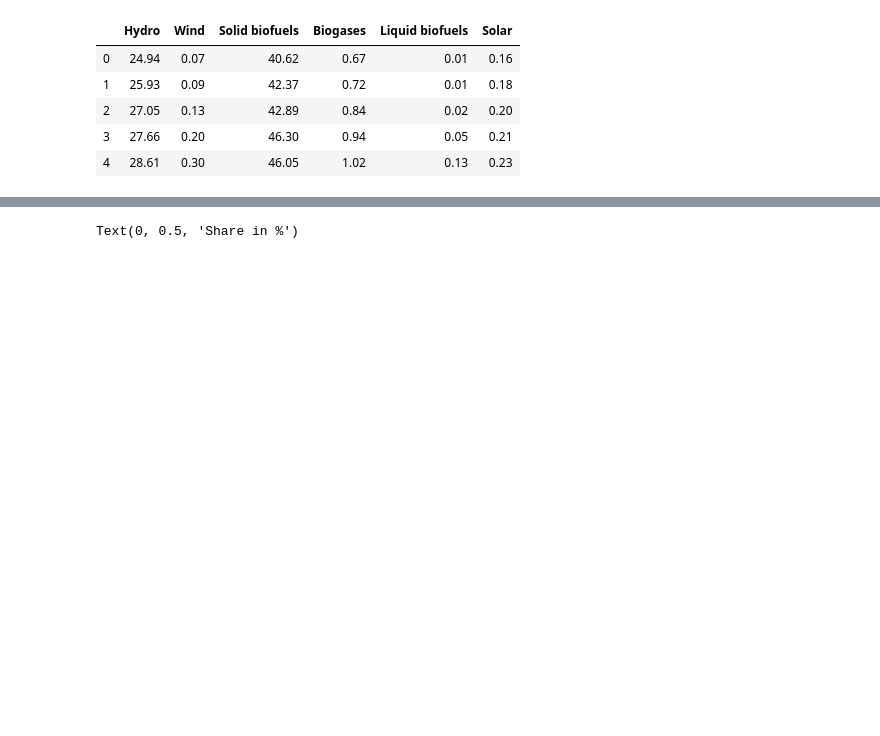
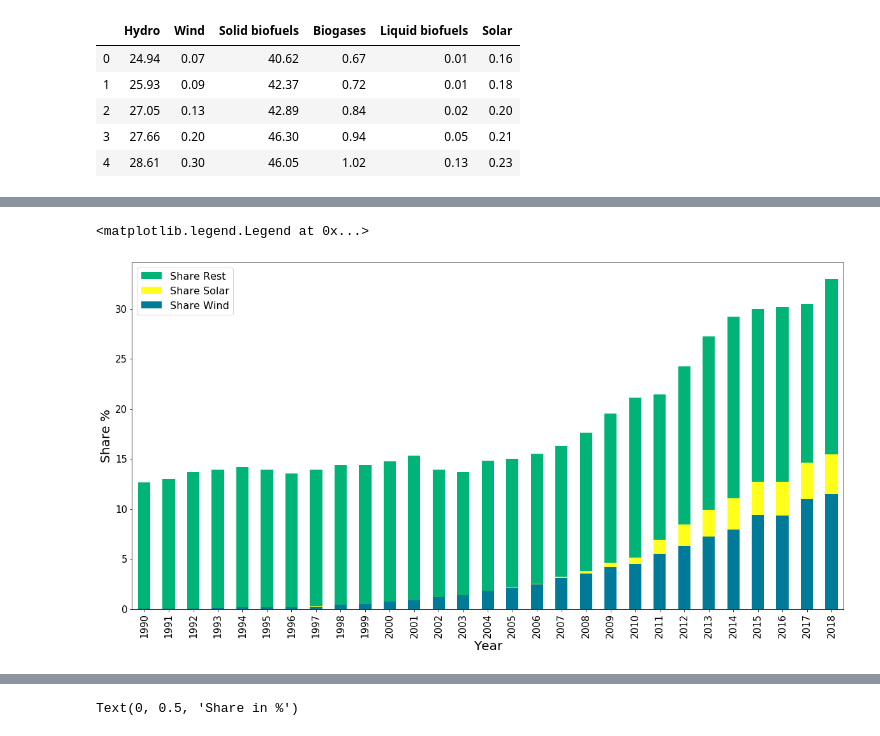
Before and after one commit to nlygar/renewable-energy-eu-statistics, a Jupyter notebook: Untitled1.ipynb, the cells around one changed output, grey strips where cells are left out. Saved outputs shown, nothing was run; the diff lists cells and outputs as text; code cells hidden in the pictures; blank space fills up the shorter version.

```diff
--- a/Untitled1.ipynb
+++ b/Untitled1.ipynb
@@ -382,0 +220,4 @@ ax.legend(handles[::-1], labels[::-1],loc='upper left',fontsize=16)
+# %%
+#electricity_production.dtypes
+electricity_production=electricity_production.astype('float64')
+electricity_production.dtypes
@@ -382,0 +237,2 @@ ax.legend(handles[::-1], labels[::-1],loc='upper left',fontsize=16)
+# %%
+electricity_production['Renewables Rest']= electricity_production['Renewables and biofuels'] -(electricity_production['Wind']+electricity_production['Solar'])
@@ -382,0 +249,5 @@ ax.legend(handles[::-1], labels[::-1],loc='upper left',fontsize=16)
+# %%
+electricity_production['Share Renewables']=(electricity_production['Renewables and biofuels']/electricity_production['Electricity Generation'])*100
+electricity_production['Share Wind']=(electricity_production['Wind']/electricity_production['Electricity Generation'])*100
+electricity_production['Share Solar']=(electricity_production['Solar']/electricity_production['Electricity Generation'])*100
+electricity_production['Share Rest']=(electricity_production['Renewables Rest']/electricity_production['Electricity Generation'])*100
@@ -382,0 +263,4 @@ ax.legend(handles[::-1], labels[::-1],loc='upper left',fontsize=16)
+# %%
+#share_renewables=electricity_production.filter(['Share Renewables','Share Wind','Share Solar','Share Rest'])
+share_renewables=electricity_production.filter(['Share Wind','Share Solar','Share Rest'])
+share_renewables.tail(5)
@@ -382,0 +274,23 @@ ax.legend(handles[::-1], labels[::-1],loc='upper left',fontsize=16)
+# %%
+from matplotlib.colors import ListedColormap
+
+color=['#007a99','#ffff1a','#00b377']
+
+sns.set_palette(colors)
+share_renewables.index = df['Year']
+ax= share_renewables.plot(kind='bar', stacked=True,
+                          colormap=ListedColormap(sns.color_palette(color)),
+                          fontsize=15,
+                          figsize=(20,10))
+
+ax.set_title('',fontsize= 20) # title of plot
+ax.set_xlabel('Year',fontsize = 20) #xlabel
+ax.set_ylabel('Share %', fontsize = 20)#ylabel
+
+
+# reverse the order
+handles, labels = ax.get_legend_handles_labels()
+ax.legend(handles[::-1], labels[::-1],loc='upper left',fontsize=16)
+# %% [output]
+<matplotlib.legend.Legend at 0x...>
+[figure, added]
```
Also changed, not shown: parts of 44 cells of this notebook, 8 other files.
